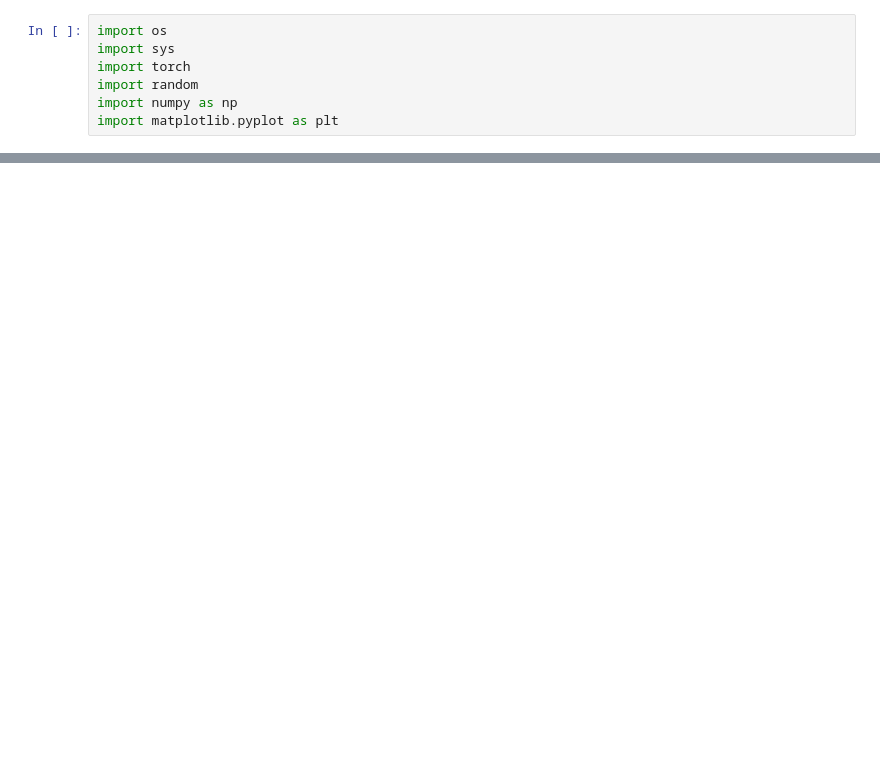
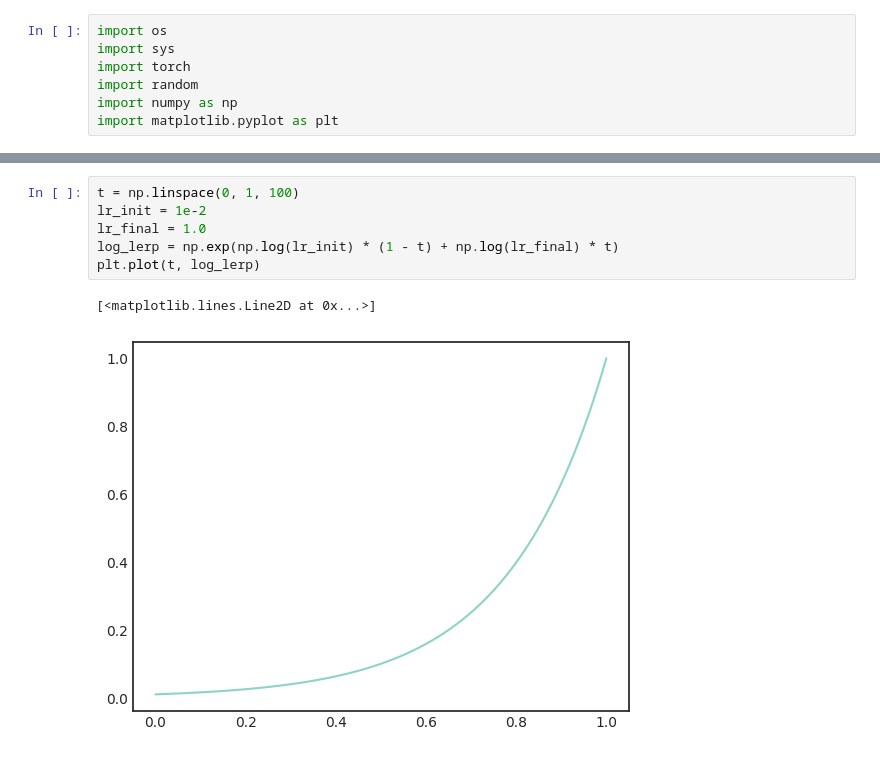
Before and after one commit to DekuLiuTesla/CityGaussian, a Jupyter notebook: notebooks/read_partition.ipynb, the cells around one changed output, grey strips where cells are left out. Cells and saved outputs as stored; diff of their text form; blank space fills up the shorter version.

```diff
--- a/notebooks/read_partition.ipynb
+++ b/notebooks/read_partition.ipynb
@@ -29,0 +129,9 @@ block_rubble_all_lr_c9_loss_14_r4.npy 415 148
+# %%
+t = np.linspace(0, 1, 100)
+lr_init = 1e-2
+lr_final = 1.0
+log_lerp = np.exp(np.log(lr_init) * (1 - t) + np.log(lr_final) * t)
+plt.plot(t, log_lerp)
+# %% [output]
+[<matplotlib.lines.Line2D at 0x...>]
+[figure, added]
```
Also changed, not shown: parts of 13 cells of this notebook, 14 other files.
